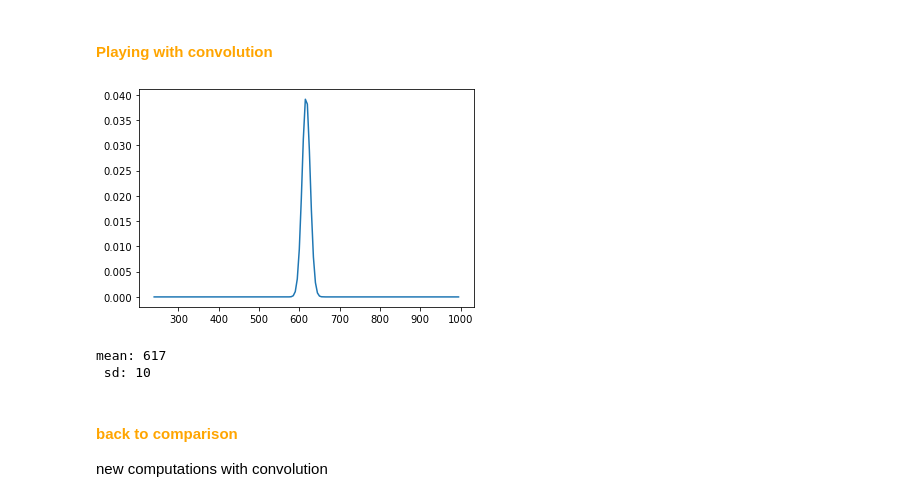
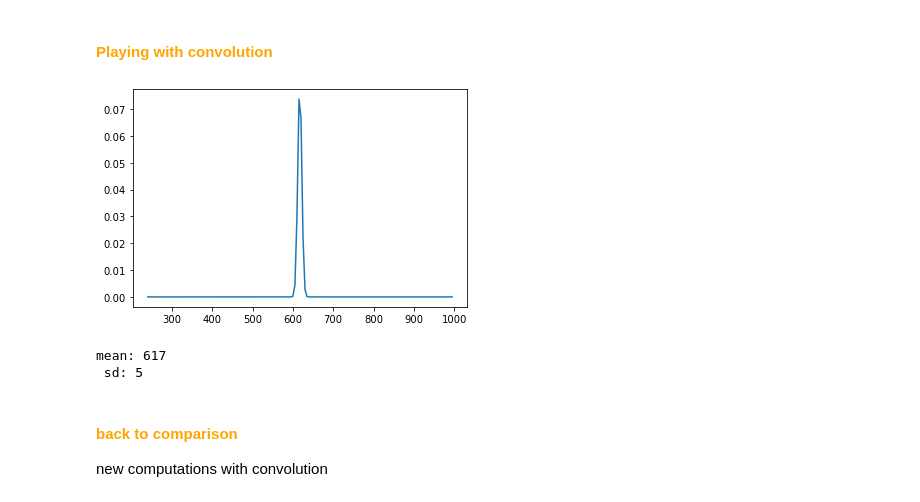
Before and after one commit to sarthchoudhary/AMELY, a Jupyter notebook: reflectance_comparison.ipynb, the cells around one changed output. Drawn from its saved outputs; the diff is of its cells as text; code cells hidden in the pictures.

Commit message:
new plots

```diff
--- a/reflectance_comparison.ipynb
+++ b/reflectance_comparison.ipynb
@@ -177,27 +205,27 @@ ax2.legend()
 # %%
 # plt.plot(np.convolve(sin_func, norm.pdf(x_axis, mean, sd)))
 # len( np.convolve(sin_func, norm.pdf(x_axis, mean, sd)) )
 
 %matplotlib inline
 
 x_axis = np.arange(240, 1000, 5)
 ### Calculating mean and standard deviation
 mean = statistics.mean(x_axis)
 # sd = statistics.stdev(x_axis)
 ### we provide standard deviation as per our requirement
-# sd = 5  ; Marcin suggests sd = 5
-sd = 10
+sd = 5 # Marcin suggests sd = 5
+# sd = 10
 
 norm_distr = norm.pdf(x_axis, mean, sd)
 # norm_distr = norm.pdf(x_axis, mean, 50)
 plt.plot(x_axis, norm_distr )
 plt.show()
 
 print('mean:', mean, '\n', 'sd:', sd)
 # %% [output]
-[figure, old version]
+[figure, new version]
 mean: 617
- sd: 10
+ sd: 5
 # %% [markdown]
 <h4 style = "color:orange"> back to  comparison</h4>
 
```
Also changed, not shown: parts of 12 cells of this notebook.
